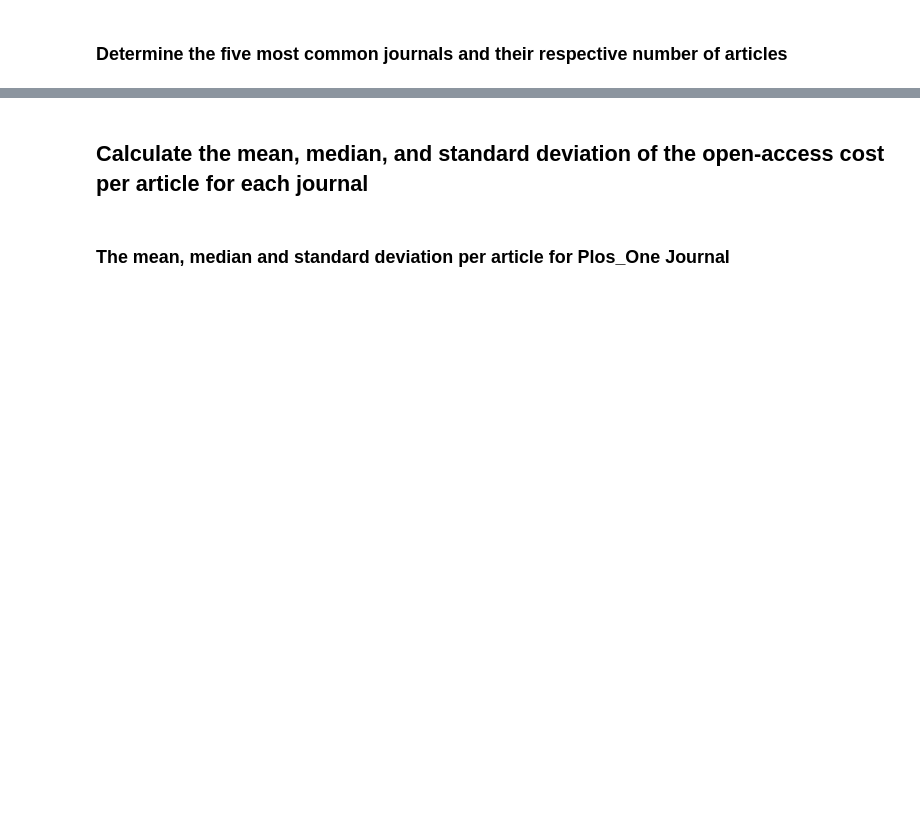
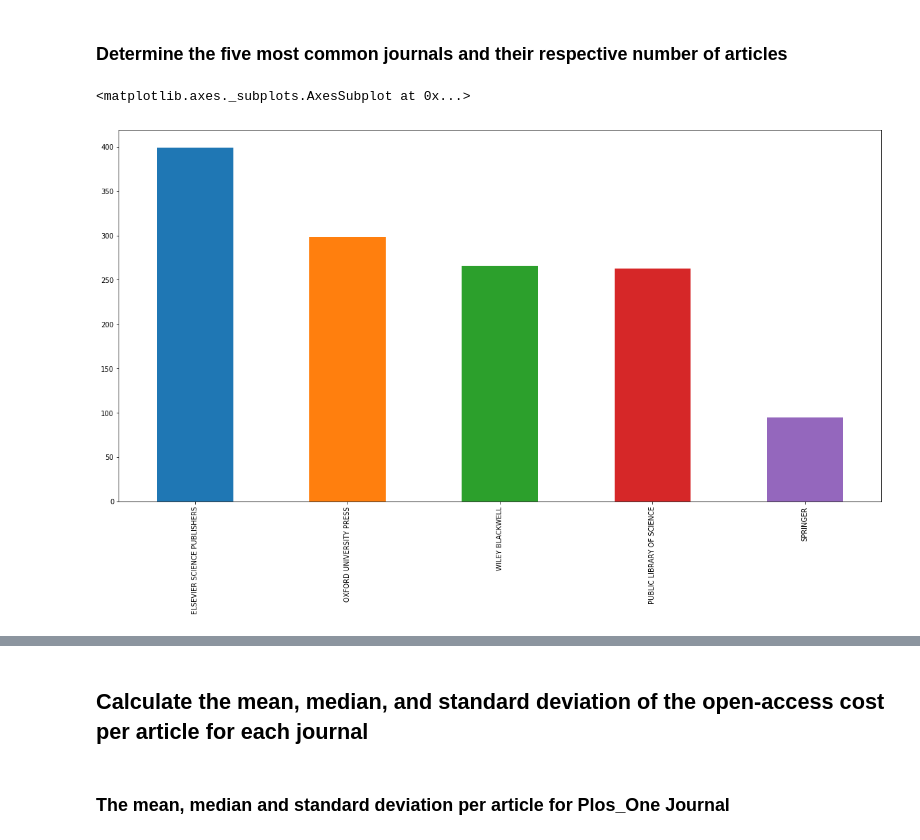
Before and after one commit to ajakaiye33/Data_Science_Bootcamp, a Jupyter notebook: intermediate_viz/data_cleaning_drill/data_cleaning.ipynb, the cells around one changed output, grey strips where cells are left out. Drawn from its saved outputs; the diff is of its cells as text; code cells hidden in the pictures; blank space fills up the shorter version.

```diff
--- a/intermediate_viz/data_cleaning_drill/data_cleaning.ipynb
+++ b/intermediate_viz/data_cleaning_drill/data_cleaning.ipynb
@@ -290,3 +385,9 @@ array([   0.  , 2381.04,  642.56, ..., 2015.72, 1334.15, 2034.75])
 # %% [markdown]
 ### Determine the five most common journals and their respective number of  articles
+# %%
+#the five most common journal by publisher
+apc_data['publisher'].value_counts(sort=True).head().plot(kind='bar')
+# %% [output]
+<matplotlib.axes._subplots.AxesSubplot at 0x...>
+[figure, added]
 # %%
```
Also changed, not shown: parts of 20 cells of this notebook, 1 other file.
